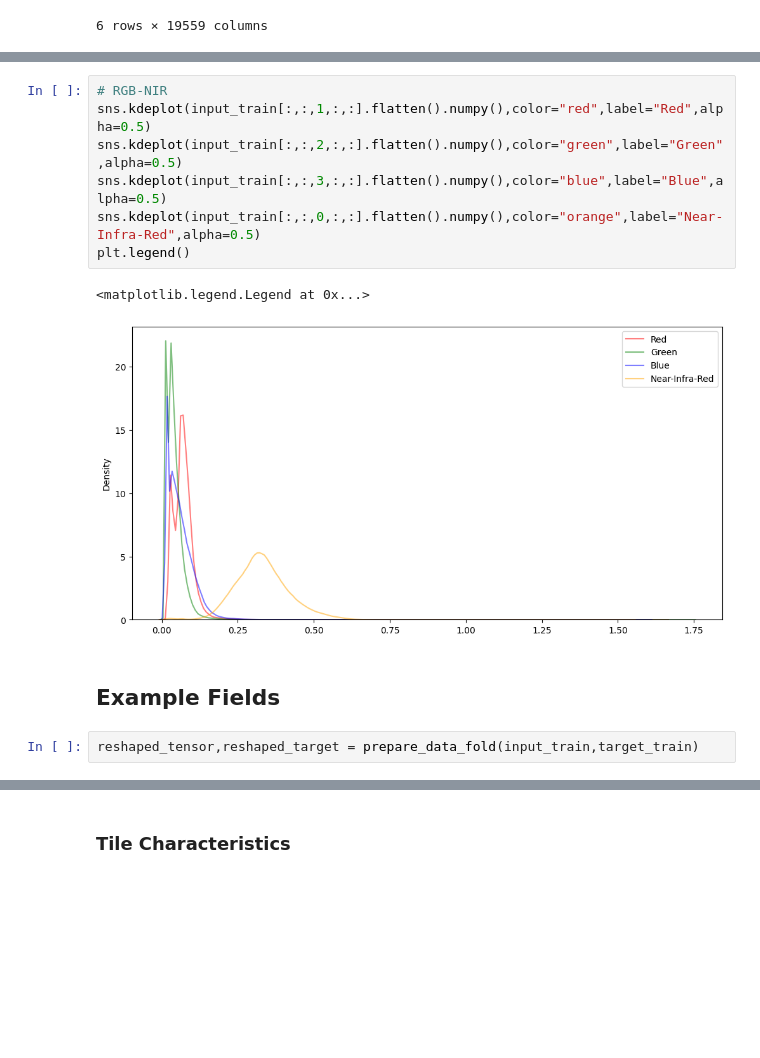
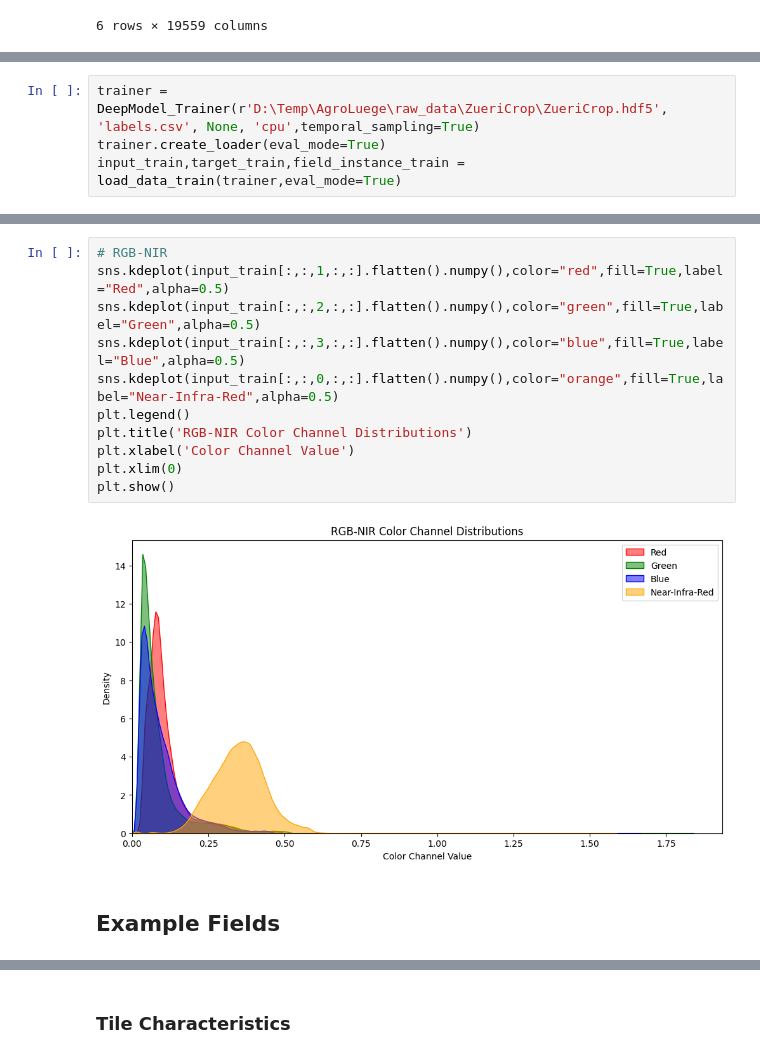
Before and after one commit to tmandelz/crop-segmentation, a Jupyter notebook: eda.ipynb, the cells around one changed output, grey strips where cells are left out. Cells and saved outputs as stored; diff of their text form; blank space fills up the shorter version.

```diff
--- a/eda.ipynb
+++ b/eda.ipynb
@@ -213,0 +208,4 @@ pivot_df
+# %%
+trainer = DeepModel_Trainer(r'D:\Temp\AgroLuege\raw_data\ZueriCrop\ZueriCrop.hdf5', 'labels.csv', None, 'cpu',temporal_sampling=True)
+trainer.create_loader(eval_mode=True)
+input_train,target_train,field_instance_train = load_data_train(trainer,eval_mode=True)
@@ -214,17 +229,18 @@ pivot_df
 # %%
 # RGB-NIR
-sns.kdeplot(input_train[:,:,1,:,:].flatten().numpy(),color="red",label="Red",alpha=0.5)
-sns.kdeplot(input_train[:,:,2,:,:].flatten().numpy(),color="green",label="Green",alpha=0.5)
-sns.kdeplot(input_train[:,:,3,:,:].flatten().numpy(),color="blue",label="Blue",alpha=0.5)
-sns.kdeplot(input_train[:,:,0,:,:].flatten().numpy(),color="orange",label="Near-Infra-Red",alpha=0.5)
+sns.kdeplot(input_train[:,:,1,:,:].flatten().numpy(),color="red",fill=True,label="Red",alpha=0.5)
+sns.kdeplot(input_train[:,:,2,:,:].flatten().numpy(),color="green",fill=True,label="Green",alpha=0.5)
+sns.kdeplot(input_train[:,:,3,:,:].flatten().numpy(),color="blue",fill=True,label="Blue",alpha=0.5)
+sns.kdeplot(input_train[:,:,0,:,:].flatten().numpy(),color="orange",fill=True,label="Near-Infra-Red",alpha=0.5)
 plt.legend()
+plt.title('RGB-NIR Color Channel Distributions')
+plt.xlabel('Color Channel Value')
+plt.xlim(0)
+plt.show()
 # %% [output]
-<matplotlib.legend.Legend at 0x...>
-[figure, old version]
+[figure, new version]
 # %% [markdown]
 ## Example Fields
-# %%
-reshaped_tensor,reshaped_target = prepare_data_fold(input_train,target_train)
 # %%
 # Plotting
 fig, axs = plt.subplots(2, 5, figsize=(30, 10))  # Updated to 6 rows
```
Also changed, not shown: parts of 27 cells of this notebook.
